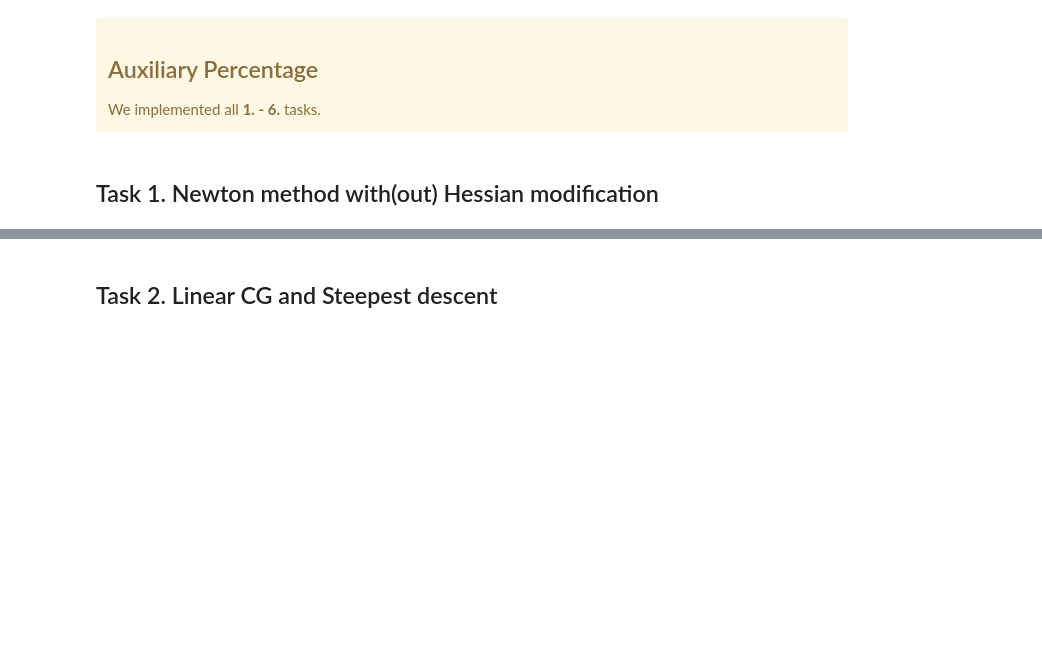
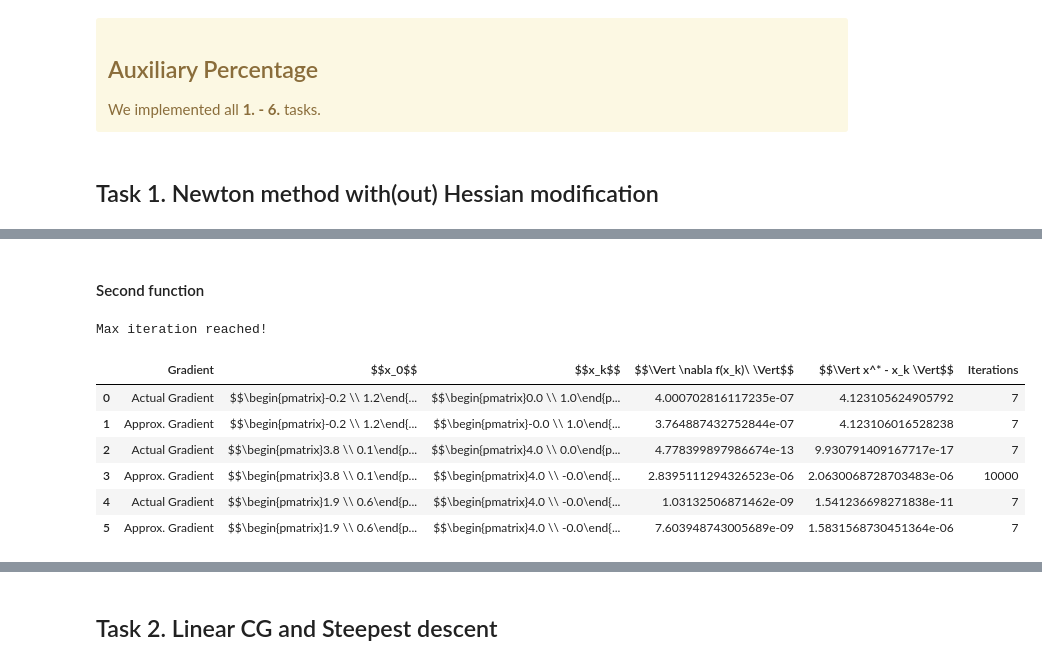
Before and after one commit to pilzpascal/ss23_Numerical_Optimisation, a Jupyter notebook: 1/Phase 2/phase2.ipynb, the cells around one changed output, grey strips where cells are left out. Saved outputs shown, nothing was run; the diff lists cells and outputs as text; code cells hidden in the pictures; blank space fills up the shorter version.

```diff
--- a/1/Phase 2/phase2.ipynb
+++ b/1/Phase 2/phase2.ipynb
@@ -85,0 +72,13 @@ distance to true endpoint: .. 1.583708191303926e-06
+# %% [markdown]
+#### Second function
+# %%
+perform_nm(functions['function_2'], start_points['function_2'], sol_points['function_2'], eig_val_mod)
+# %% [output]
+Max iteration reached!
+|  | Gradient | $$x_0$$ | $$x_k$$ | $$\Vert \nabla f(x_k)\ \Vert$$ | $$\Vert x^* - x_k \Vert$$ | Iterations |
+| 0 | Actual Gradient | $$\begin{pmatrix}-0.2 \\ 1.2\end{... | $$\begin{pmatrix}0.0 \\ 1.0\end{p... | 4.000702816117235e-07 | 4.123105624905792 | 7 |
+| 1 | Approx. Gradient | $$\begin{pmatrix}-0.2 \\ 1.2\end{... | $$\begin{pmatrix}-0.0 \\ 1.0\end{... | 3.764887432752844e-07 | 4.123106016528238 | 7 |
+| 2 | Actual Gradient | $$\begin{pmatrix}3.8 \\ 0.1\end{p... | $$\begin{pmatrix}4.0 \\ 0.0\end{p... | 4.778399897986674e-13 | 9.930791409167717e-17 | 7 |
+| 3 | Approx. Gradient | $$\begin{pmatrix}3.8 \\ 0.1\end{p... | $$\begin{pmatrix}4.0 \\ -0.0\end{... | 2.8395111294326523e-06 | 2.0630068728703483e-06 | 10000 |
+| 4 | Actual Gradient | $$\begin{pmatrix}1.9 \\ 0.6\end{p... | $$\begin{pmatrix}4.0 \\ -0.0\end{... | 1.03132506871462e-09 | 1.541236698271838e-11 | 7 |
+| 5 | Approx. Gradient | $$\begin{pmatrix}1.9 \\ 0.6\end{p... | $$\begin{pmatrix}4.0 \\ -0.0\end{... | 7.603948743005689e-09 | 1.5831568730451364e-06 | 7 |
```
Also changed, not shown: parts of 17 cells of this notebook.
